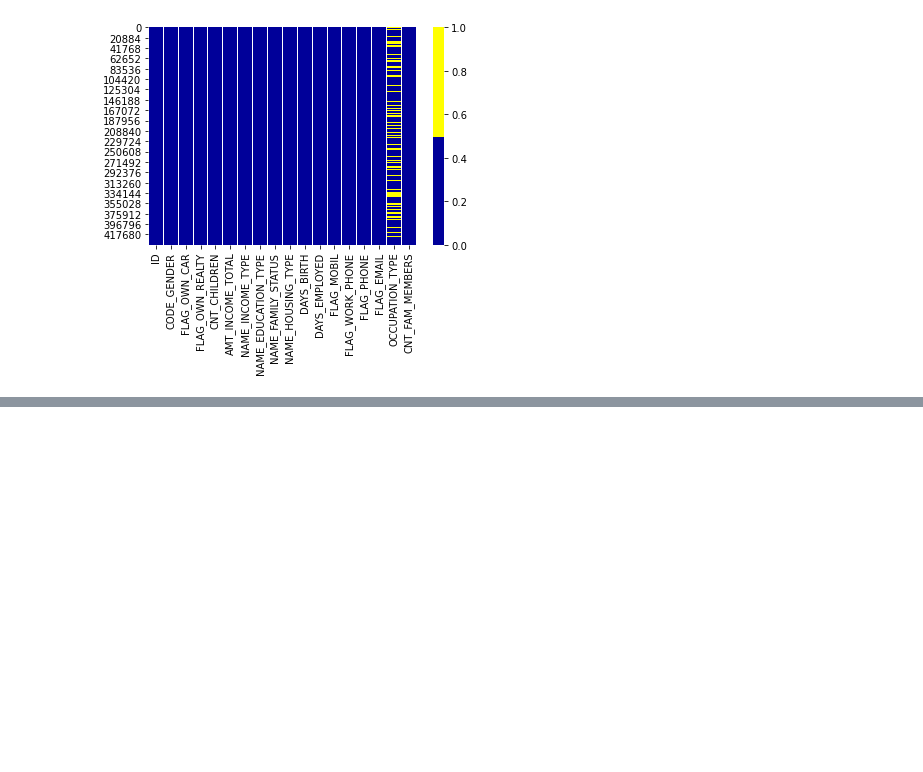
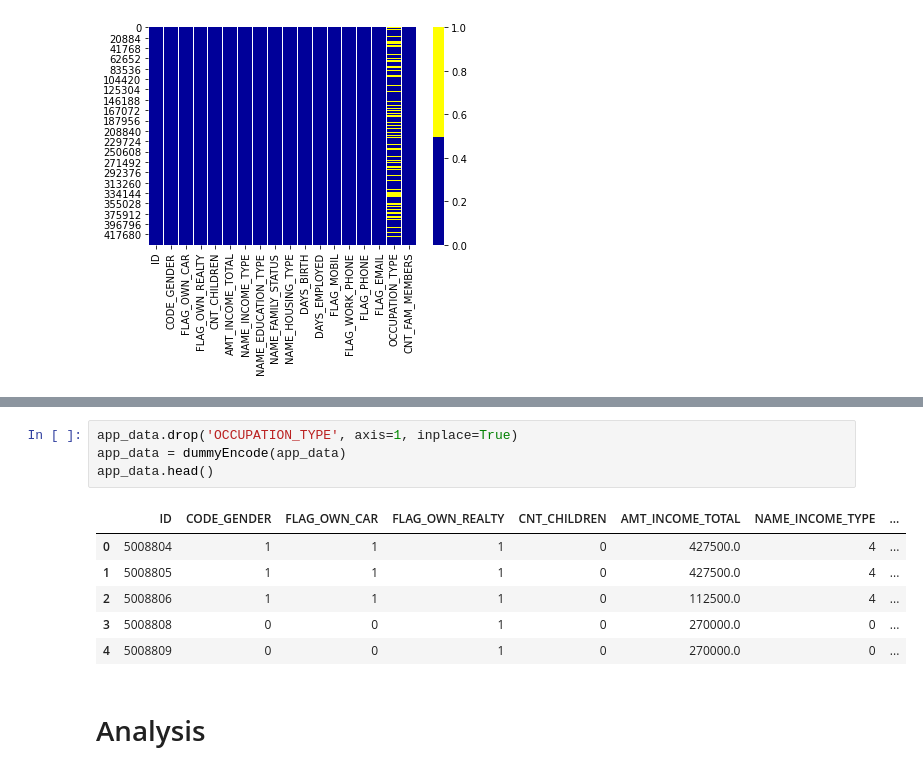
Before and after one commit to jtvkw2/Credit-Card-Approval-Prediction, a Jupyter notebook: Credit Card Approval Prediction.ipynb, the cells around one changed output, grey strips where cells are left out. Drawn from its saved outputs; the diff is of its cells as text; blank space fills up the shorter version.

```diff
--- a/Credit Card Approval Prediction.ipynb
+++ b/Credit Card Approval Prediction.ipynb
@@ -51,3 +72,17 @@ sns.heatmap(app_data[cols].isnull(), cmap=sns.color_palette(colours))
+# %%
+app_data.drop('OCCUPATION_TYPE', axis=1, inplace=True)
+app_data = dummyEncode(app_data)
+app_data.head()
+# %% [output]
+|  | ID | CODE_GENDER | FLAG_OWN_CAR | FLAG_OWN_REALTY | CNT_CHILDREN | AMT_INCOME_TOTAL | NAME_INCOME_TYPE | ... |
+| 0 | 5008804 | 1 | 1 | 1 | 0 | 427500.0 | 4 | ... |
+| 1 | 5008805 | 1 | 1 | 1 | 0 | 427500.0 | 4 | ... |
+| 2 | 5008806 | 1 | 1 | 1 | 0 | 112500.0 | 4 | ... |
+| 3 | 5008808 | 0 | 0 | 1 | 0 | 270000.0 | 0 | ... |
+| 4 | 5008809 | 0 | 0 | 1 | 0 | 270000.0 | 0 | ... |
+# %% [markdown]
+<a id = "analysis"></a>
+# Analysis
 # %%
 cols = app_data.columns[:50]
 plt.figure(figsize = (16,5))
```
Also changed, not shown: parts of 9 cells of this notebook.
